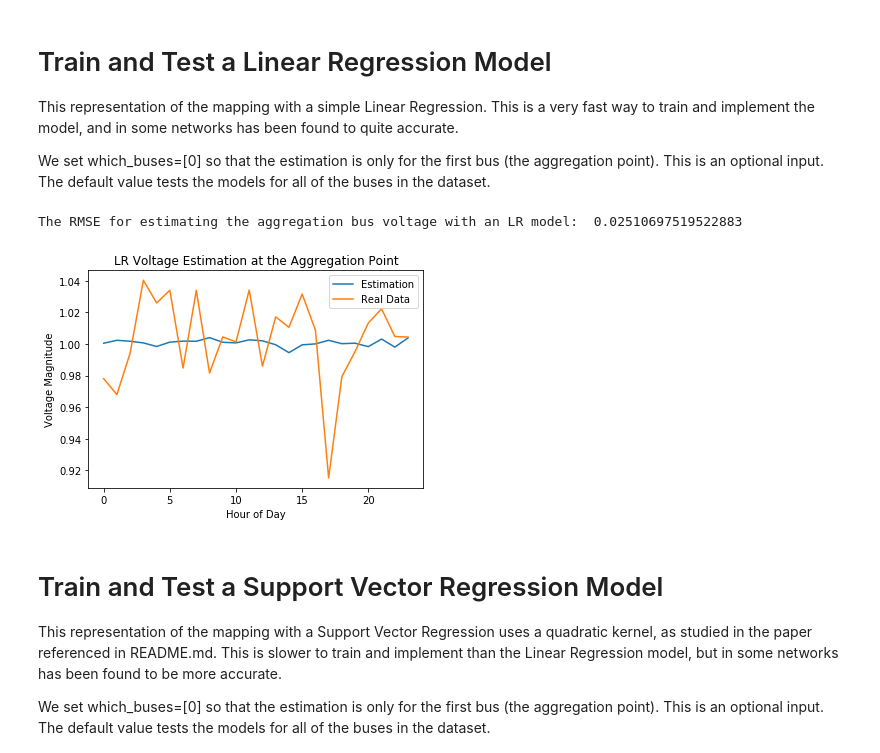
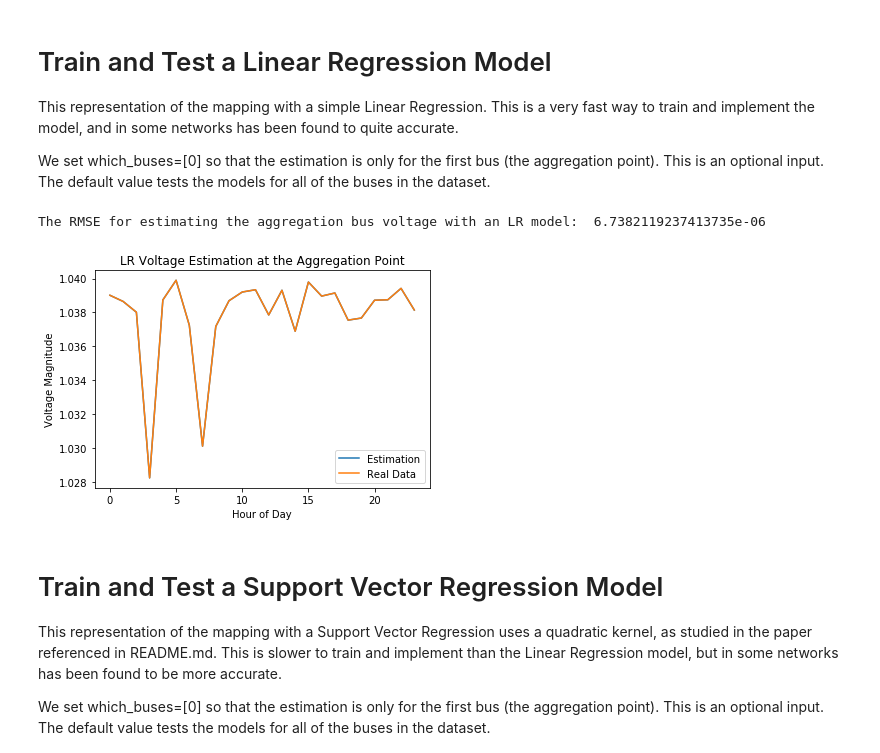
Before and after one commit to slaclab/VADER-Analytics, a Jupyter notebook: mlpowerflow/Voltage_Estimation_Use_Case.ipynb, the cells around one changed output. Drawn from its saved outputs; the diff is of its cells as text; code cells hidden in the pictures.

```diff
--- a/mlpowerflow/Voltage_Estimation_Use_Case.ipynb
+++ b/mlpowerflow/Voltage_Estimation_Use_Case.ipynb
@@ -37,0 +38,7 @@ q = np.random.normal(loc=1.0, scale=1.0, size=(num_samples, num_bus)) # Reactive
+# %%
+v = np.loadtxt('/Users/spowell2/Documents/VADER-Data/8bus/v.csv', delimiter=',')
+a = np.loadtxt('/Users/spowell2/Documents/VADER-Data/8bus/a.csv', delimiter=',')
+p = np.loadtxt('/Users/spowell2/Documents/VADER-Data/8bus/p.csv', delimiter=',')
+q = np.loadtxt('/Users/spowell2/Documents/VADER-Data/8bus/q.csv', delimiter=',')
+print(np.shape(v))
+num_samples, num_bus = np.shape(v)
@@ -51,22 +60,23 @@ This representation of the mapping with a simple Linear Regression. This is a ve
 We set which_buses=[0] so that the estimation is only for the first bus (the aggregation point). This is an optional input. The default value tests the models for all of the buses in the dataset.
 # %%
 model.fit_lr()
-model.test_error_lr(which_buses=[0])
+model.test_error_lr(which_buses=np.arange(0,num_bus)) # Set which_buses = [0] to just estimate the first bus
 print('The RMSE for estimating the aggregation bus voltage with an LR model: ', model.total_rmse_lr)
 # %% [output]
-The RMSE for estimating the aggregation bus voltage with an LR model:  0.02510697519522883
+The RMSE for estimating the aggregation bus voltage with an LR model:  6.7382119237413735e-06
 # %%
 time_set = np.arange(0,24) # Look at the first day of the test set
+which_bus_to_show = 2
 plt.figure()
-plt.plot(time_set,model.test_y_values_lr[time_set,0],time_set,model.y_test[time_set,0])
+plt.plot(time_set,model.test_y_values_lr[time_set,which_bus_to_show],time_set,model.y_test[time_set,which_bus_to_show])
 plt.xlabel('Hour of Day')
 plt.ylabel('Voltage Magnitude')
 plt.title('LR Voltage Estimation at the Aggregation Point')
 plt.legend(labels=['Estimation','Real Data'])
 plt.show()
 # The corresponding error between the two is in model.test_error_values_lr[time_set]
 # %% [output]
-[figure, old version]
+[figure, new version]
 # %% [markdown]
 # Train and Test a Support Vector Regression Model
 
```
Also changed, not shown: parts of 6 cells of this notebook, 4 other files.
